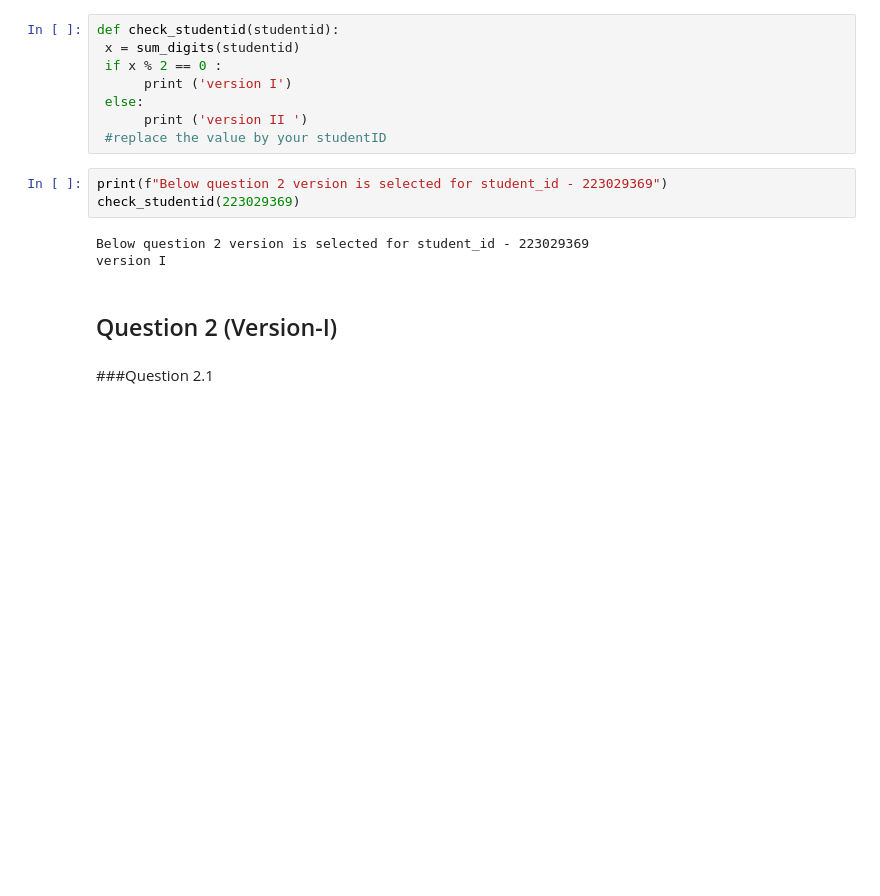
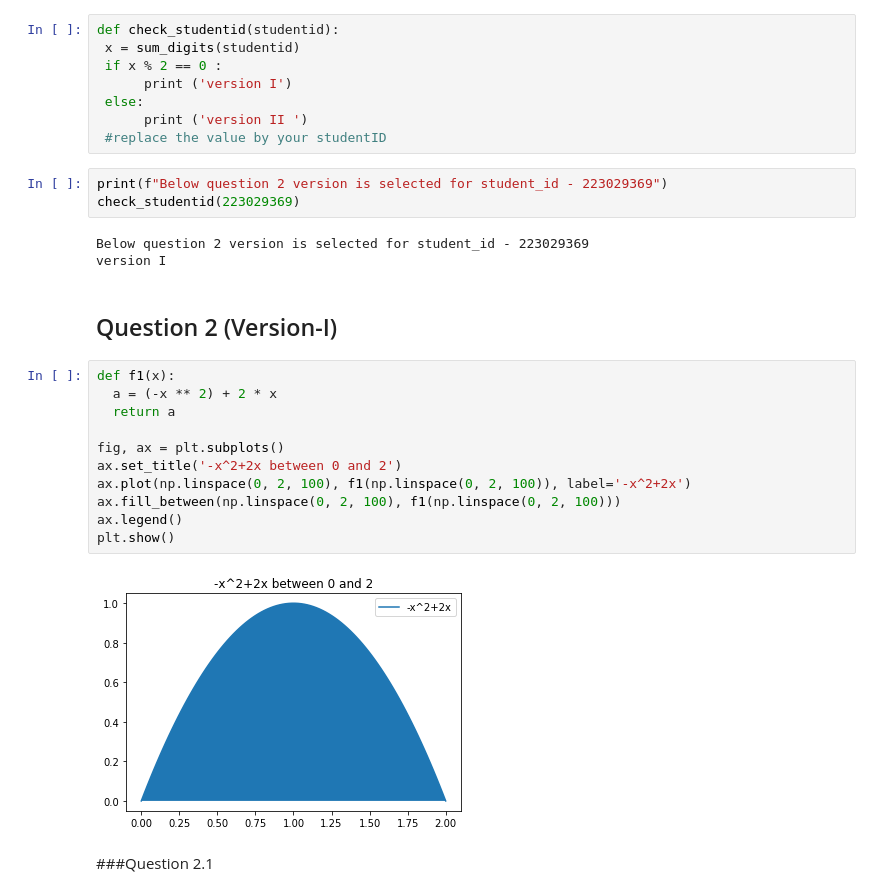
Before and after one commit to praveenkumarbalakrishnan/tasks, a Jupyter notebook: SIT742_223029369_Praveenkumar.ipynb, the cells around one changed output. Cells and saved outputs as stored; diff of their text form; blank space fills up the shorter version.

```diff
--- a/SIT742_223029369_Praveenkumar.ipynb
+++ b/SIT742_223029369_Praveenkumar.ipynb
@@ -344,5 +351,18 @@ Below question 2 version is selected for student_id - 223029369
 version I
 # %% [markdown]
 ## Question 2 (Version-I)
+# %%
+def f1(x):
+  a = (-x ** 2) + 2 * x
+  return a
+
+fig, ax = plt.subplots()
+ax.set_title('-x^2+2x between 0 and 2')
+ax.plot(np.linspace(0, 2, 100), f1(np.linspace(0, 2, 100)), label='-x^2+2x')
+ax.fill_between(np.linspace(0, 2, 100), f1(np.linspace(0, 2, 100)))
+ax.legend()
+plt.show()
+# %% [output]
+[figure, added]
 # %% [markdown]
 ###Question 2.1
```
Also changed, not shown: parts of 7 cells of this notebook.
